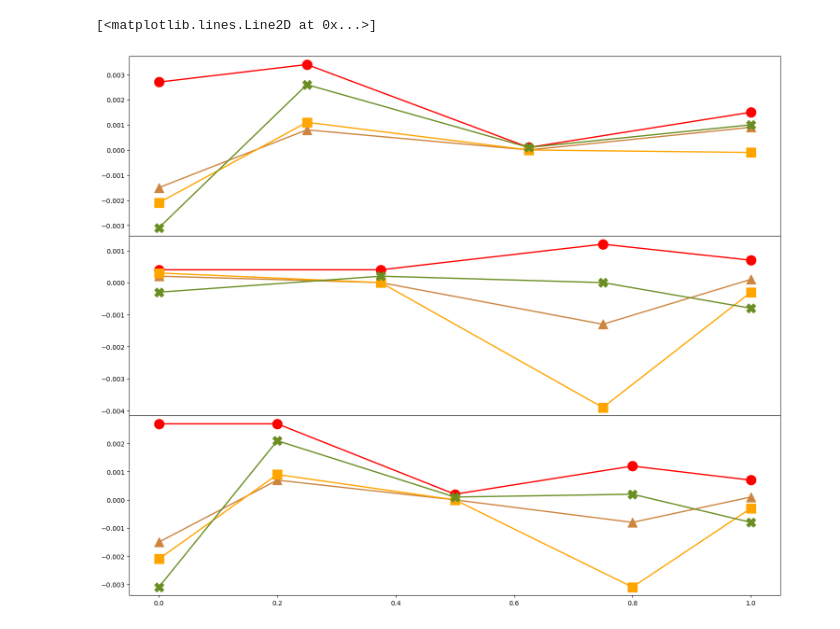
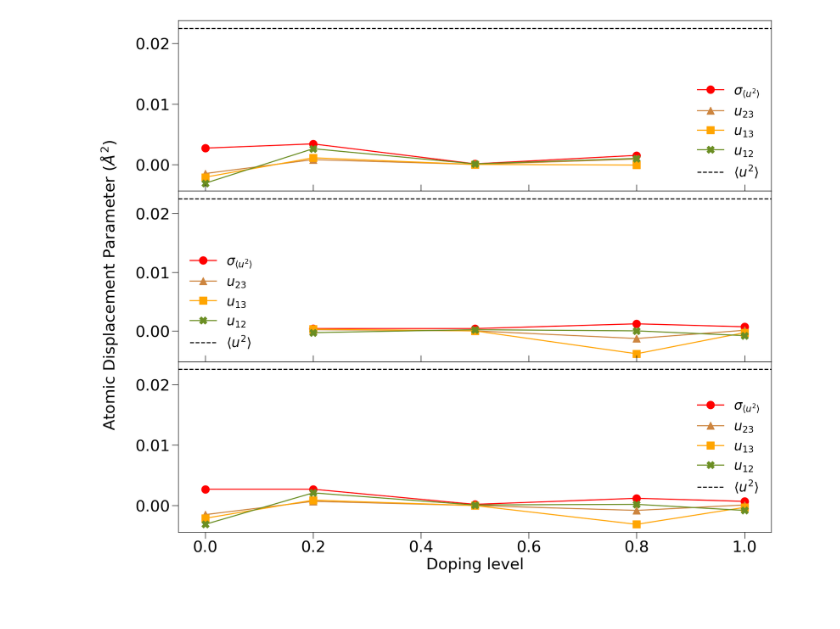
Before and after one commit to Kvieta1990/Working_Proj, a Jupyter notebook: Research/HDZ_RMC/RMC_Optimal_fittings/ani_overlay_all.ipynb, the cells around one changed output. Drawn from its saved outputs; the diff is of its cells as text; code cells hidden in the pictures.

```diff
--- a/Research/HDZ_RMC/RMC_Optimal_fittings/ani_overlay_all.ipynb
+++ b/Research/HDZ_RMC/RMC_Optimal_fittings/ani_overlay_all.ipynb
@@ -53,6 +52,7 @@ y1 = list()
 y2 = list()
 y3 = list()
 y4 = list()
+sum_u2 = 0.
 for key, item in sample_dict_Ti_only.items():
     with open(os.path.join(item, "ani_Ti.out"), "r") as ff:
         lines = ff.readlines()
@@ -60,6 +60,8 @@ for key, item in sample_dict_Ti_only.items():
     y2.append(float(lines[1].strip().split()[0]))
     y3.append(float(lines[2].strip().split()[0]))
     y4.append(float(lines[3].strip().split()[0]))
+    sum_u2 += float(lines[4].strip().split()[0])
+ave_level = sum_u2 / 4.
 
 axes[0].plot(
     x,
@@ -75,7 +77,7 @@ axes[0].plot(
     y2,
     line_style["y2"],
     color=color_dict["y2"],
-    label=r"$\sigma_{\langle u^2\rangle}$",
+    label=r"$u_{23}$",
     linewidth=2,
     markersize=15,
 )
@@ -84,7 +86,7 @@ axes[0].plot(
     y3,
     line_style["y3"],
     color=color_dict["y3"],
-    label=r"$\sigma_{\langle u^2\rangle}$",
+    label=r"$u_{13}$",
     linewidth=2,
     markersize=15,
 )
@@ -93,10 +95,19 @@ axes[0].plot(
     y4,
     line_style["y4"],
     color=color_dict["y4"],
-    label=r"$\sigma_{\langle u^2\rangle}$",
+    label=r"$u_{12}$",
     linewidth=2,
     markersize=15,
 )
+axes[0].plot(
+    [-0.05, 1.05],
+    [ave_level, ave_level],
+    "k--",
+    label=r"$\langle u^2\rangle$",
+    linewidth=2,
+)
+
+axes[0].set_xlim([-0.05, 1.05])
 
 # Sn only
 x = [0.2, 0.5, 0.8, 1.0]
@@ -126,7 +137,7 @@ axes[1].plot(
     y2,
     line_style["y2"],
     color=color_dict["y2"],
-    label=r"$\sigma_{\langle u^2\rangle}$",
+    label=r"$u_{23}$",
     linewidth=2,
     markersize=15,
 )
@@ -135,7 +146,7 @@ axes[1].plot(
     y3,
     line_style["y3"],
     color=color_dict["y3"],
-    label=r"$\sigma_{\langle u^2\rangle}$",
+    label=r"$u_{13}$",
     linewidth=2,
     markersize=15,
 )
@@ -144,10 +155,19 @@ axes[1].plot(
     y4,
     line_style["y4"],
     color=color_dict["y4"],
-    label=r"$\sigma_{\langle u^2\rangle}$",
+    label=r"$u_{12}$",
     linewidth=2,
     markersize=15,
 )
+axes[1].plot(
+    [-0.05, 1.05],
+    [ave_level, ave_level],
+    "k--",
+    label=r"$\langle u^2\rangle$",
+    linewidth=2,
+)
+
+axes[1].set_xlim([-0.05, 1.05])
 
 # Ti & Sn
 x = [0.0, 0.2, 0.5, 0.8, 1.0]
@@ -170,35 +190,66 @@ axes[2].plot(
     color=color_dict["y1"],
     label=r"$\sigma_{\langle u^2\rangle}$",
     linewidth=2,
     markersize=15,
 )
 axes[2].plot(
     x,
     y2,
     line_style["y2"],
     color=color_dict["y2"],
-    label=r"$\sigma_{\langle u^2\rangle}$",
+    label=r"$u_{23}$",
     linewidth=2,
     markersize=15,
 )
 axes[2].plot(
     x,
     y3,
     line_style["y3"],
     color=color_dict["y3"],
-    label=r"$\sigma_{\langle u^2\rangle}$",
+    label=r"$u_{13}$",
     linewidth=2,
     markersize=15,
 )
 axes[2].plot(
     x,
     y4,
     line_style["y4"],
     color=color_dict["y4"],
-    label=r"$\sigma_{\langle u^2\rangle}$",
+    label=r"$u_{12}$",
     linewidth=2,
     markersize=15,
 )
+axes[2].plot(
+    [-0.05, 1.05],
+    [ave_level, ave_level],
+    "k--",
+    label=r"$\langle u^2\rangle$",
+    linewidth=2,
+)
+
+axes[2].set_xlim([-0.05, 1.05])
+
+axes[0].tick_params(axis="x", direction="out", length=12, width=1, labelsize=30)
+axes[1].tick_params(axis="x", direction="out", length=12, width=1, labelsize=30)
+axes[2].tick_params(axis="x", direction="out", length=12, width=1, labelsize=30)
+axes[0].set_xticklabels([])
+axes[1].set_xticklabels([])
+axes[1].xaxis.set_ticks_position("both")
+axes[2].xaxis.set_ticks_position("both")
+
+for i in range(3):
+    axes[i].tick_params(axis="y", direction="out", length=12, width=1, labelsize=30)
+    axes[i].spines["left"].set_linewidth(1)
+    axes[i].spines["right"].set_linewidth(1)
+    axes[i].spines["top"].set_linewidth(1)
+    axes[i].spines["bottom"].set_linewidth(1)
+    axes[i].legend(fontsize=25, frameon=False)
+
+axes[2].set_xlabel(r"Doping level", fontdict={"size": 30})
+axes[0].set_ylabel(r"Atomic Displacement Parameter ($\AA^2$)", fontdict={"size": 30})
+axes[0].yaxis.set_label_coords(-0.1, -0.55)
+plt.tight_layout()
+
+_ = f.savefig('ADP_all.png', format='png', dpi=600)
 # %% [output]
-[<matplotlib.lines.Line2D at 0x...>]
-[figure, old version]
+[figure, new version]
```
Also changed, not shown: parts of 1 cell of this notebook, 21 other files.
